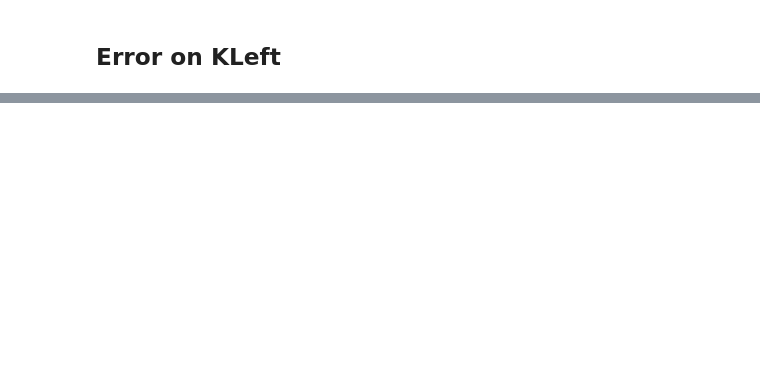
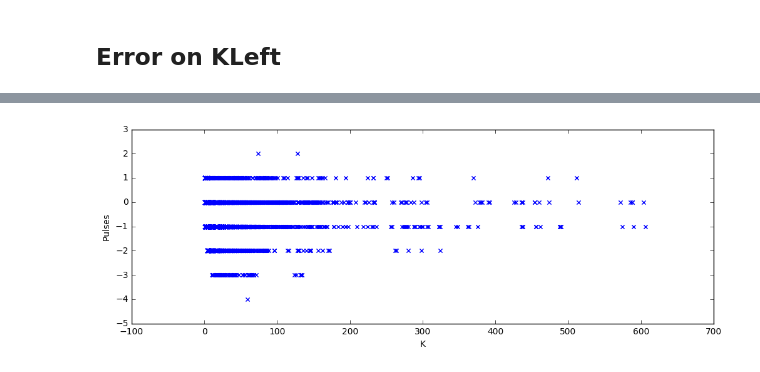
Before and after one commit to luctrudeau/DaalaNotebooks, a Jupyter notebook: PVQ/ApproximatingPulses.ipynb, the cells around one changed output, grey strips where cells are left out. Cells and saved outputs as stored; diff of their text form; code cells hidden in the pictures; blank space fills up the shorter version.

```diff
--- a/PVQ/ApproximatingPulses.ipynb
+++ b/PVQ/ApproximatingPulses.ipynb
@@ -69,0 +103,4 @@ f = plt.ylabel('Pulses')
+# %%
+plotKLeftErr(approxPulsesF10, pulsesF10)
+# %% [output]
+[figure, added]
```
Also changed, not shown: parts of 9 cells of this notebook, 6 other files.
